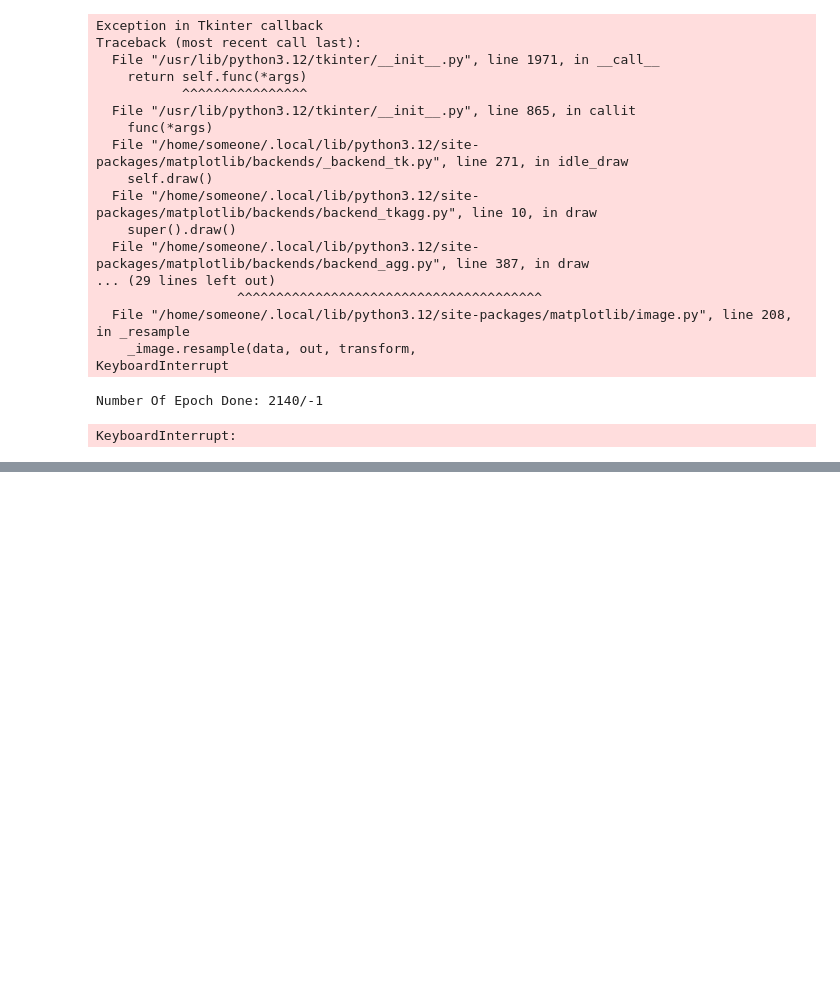
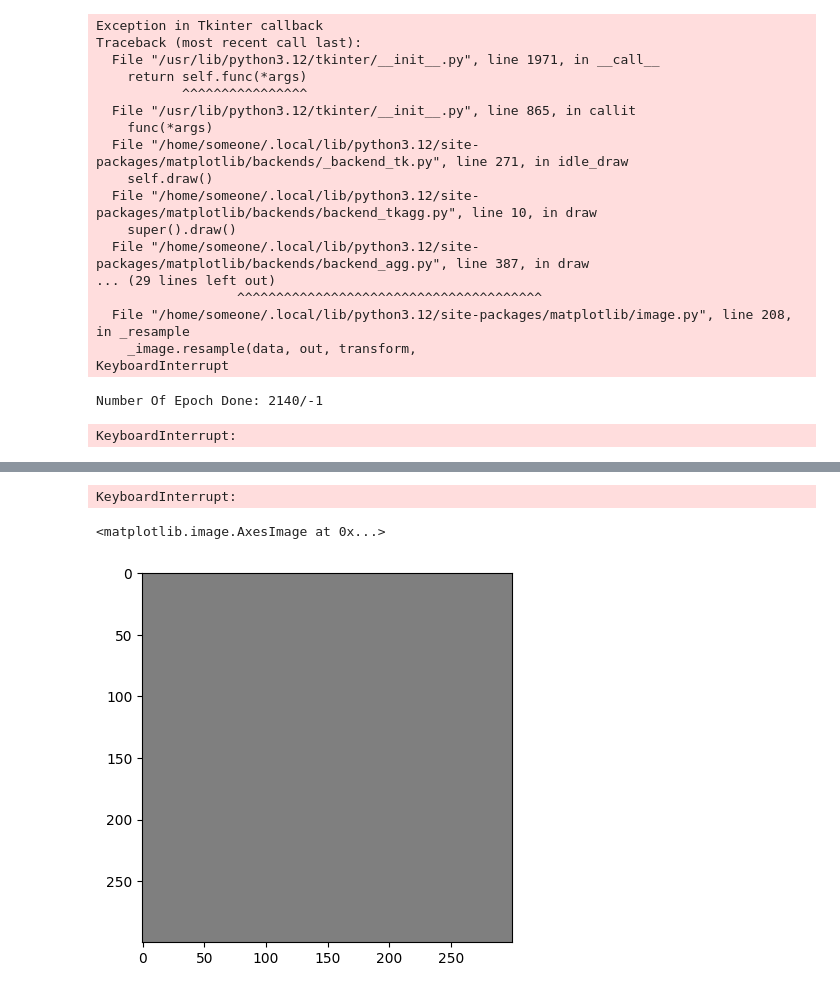
Before and after one commit to rzier/cartgen, a Jupyter notebook: Autoencoders.ipynb, the cells around one changed output, grey strips where cells are left out. Cells and saved outputs as stored; diff of their text form; code cells hidden in the pictures; blank space fills up the shorter version.

```diff
--- a/Autoencoders.ipynb
+++ b/Autoencoders.ipynb
@@ -377,3 +377,23 @@ KeyboardInterrupt
 Number Of Epoch Done: 2140/-1
 KeyboardInterrupt:
 # %%
+from sklearn.decomposition import PCA
+from sklearn.preprocessing import StandardScaler
+
+
+REPRESENTATION_DIM = 100
+
+
+samples = []
+for path in image_paths:
+    im = Image.open(path)
+    data = np.uint8(im).flatten()
+    samples += [ data ]
+    im.close()
+
+scaler = StandardScaler()
+
+
+
+samples = scaler.fit_transform(samples)
+pca = PCA(n_components=REPRESENTATION_DIM).fit(samples)
@@ -397,0 +402,9 @@ OrderedDict({'encoder.0.weight': tensor([[[[ 0.1221,  0.0052,  0.1185],
+# %%
+def read_image(path):
+    return np.float32(Image.open(path)) / 255
+
+def encode_image(path):
+    im = read_image(path)
+    data = im.flatten().reshape(1, -1)
+    data = scaler.transform(data)
+    return im, pca.transform(data)
@@ -397,0 +471,27 @@ OrderedDict({'encoder.0.weight': tensor([[[[ 0.1221,  0.0052,  0.1185],
+# %%
+epoch = 0
+while epoch != NUM_EPOCHS:
+    optimizer.zero_grad()
+    for data in dataloader:
+        o_img, sample = data
+        sample = sample.to(device)
+        o_img = o_img.to(device)
+        out = model(sample)
+        loss = mse(out, o_img)
+        loss.backward()
+        optimizer.step()
+    print(f"Epoch {epoch}/{NUM_EPOCHS}, {loss.item()}")
+    epoch += 1
+# %% [output]
+KeyboardInterrupt:
+# %%
+img = read_image(image_paths[0])
+o_img, e_img = encode_image(image_paths[0])
+
+out = model(prepareTensor(e_img).unsqueeze(0).to(device)).to("cpu")
+
+out = out * 255
+np.uint8(out.squeeze().permute(1, 2, 0).detach().numpy())
+# %% [output]
+<matplotlib.image.AxesImage at 0x...>
+[figure, added]
```
Also changed, not shown: parts of 5 cells of this notebook, 1 other file.
